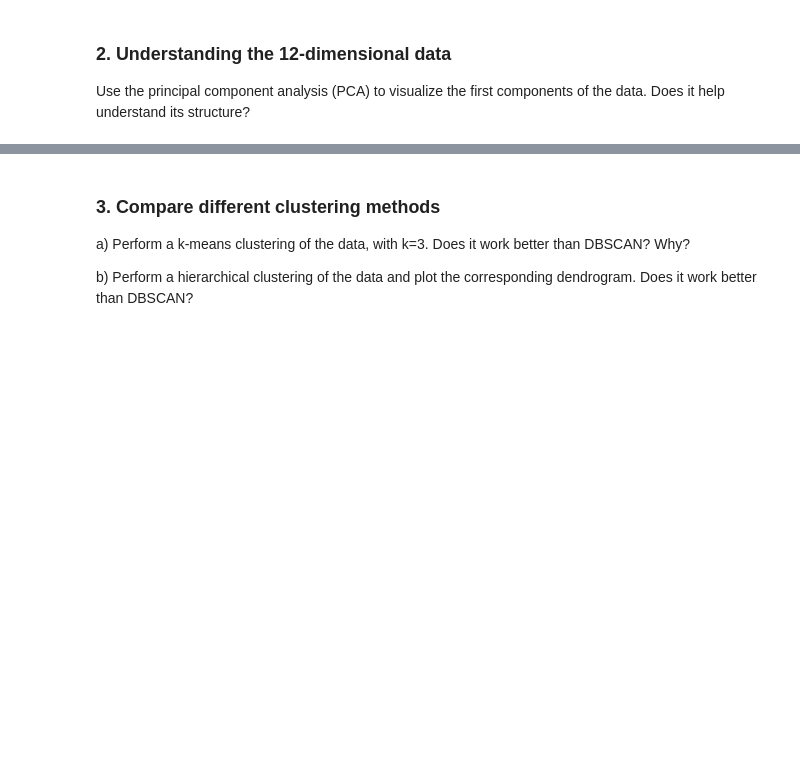
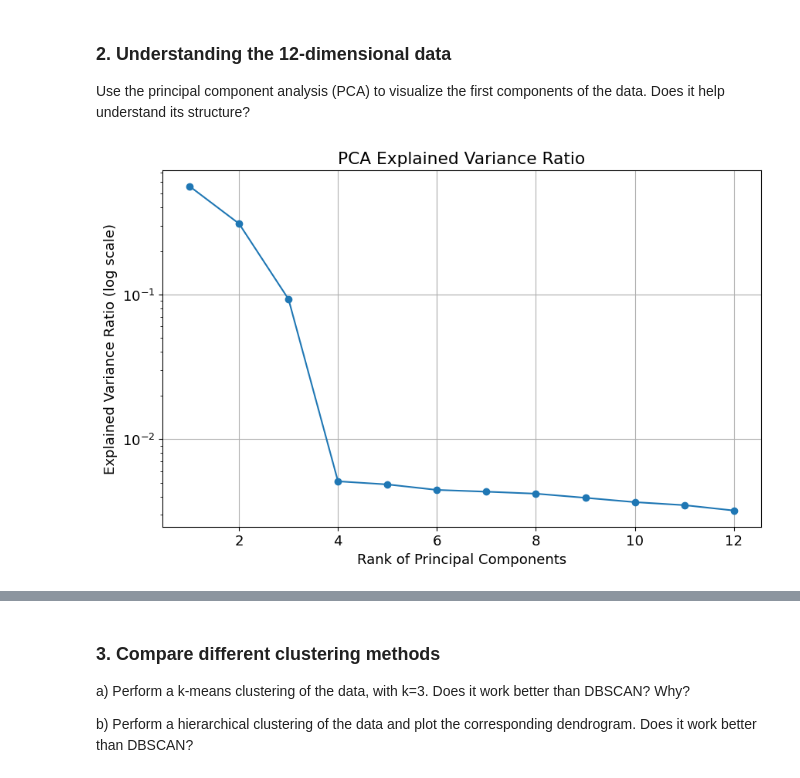
Before and after one commit to Kallo27/LCP_B, a Jupyter notebook: group2405_exercise2.ipynb, the cells around one changed output, grey strips where cells are left out. Cells and saved outputs as stored; diff of their text form; code cells hidden in the pictures; blank space fills up the shorter version.

```diff
--- a/group2405_exercise2.ipynb
+++ b/group2405_exercise2.ipynb
@@ -157,3 +162,23 @@ plt.show()
 # %% [markdown]
 ### 2\. Understanding the 12-dimensional data
 Use the principal component analysis (PCA) to visualize the first components of the data. Does it help understand its structure?
+# %%
+from sklearn.decomposition import PCA
+# Assuming 'x' is your data
+pca = PCA()
+pca.fit(x)
+
+# Plot the explained variance ratio with a larger number of components
+num_components = min(x.shape[0], x.shape[1])
+components_range = np.arange(1, num_components + 1)
+
+plt.figure(figsize=(10, 6))
+plt.plot(components_range, pca.explained_variance_ratio_, marker='o')
+plt.yscale('log')
+plt.xlabel('Rank of Principal Components')
+plt.ylabel('Explained Variance Ratio (log scale)')
+plt.title('PCA Explained Variance Ratio')
+plt.grid(True)
+plt.show()
+# %% [output]
+[figure, added]
```
Also changed, not shown: parts of 18 cells of this notebook.
